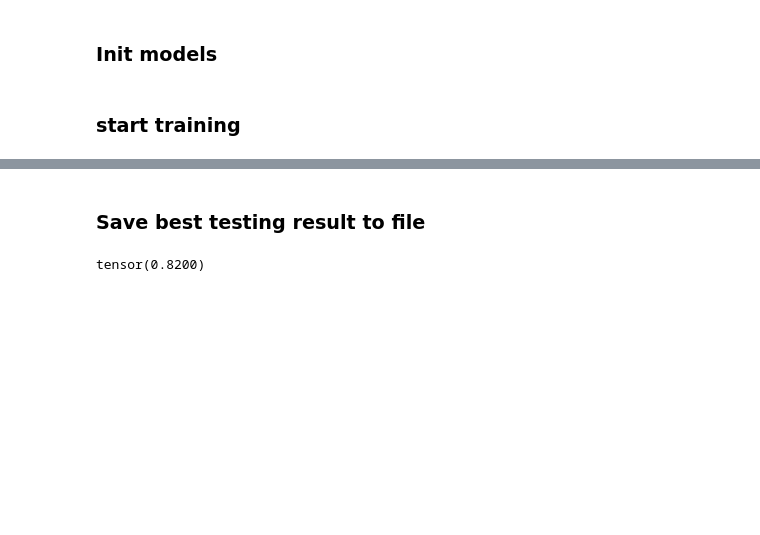
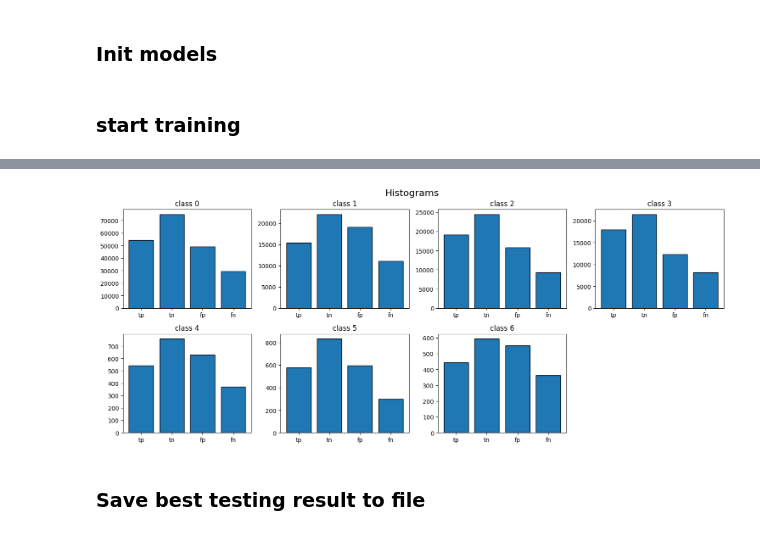
Before and after one commit to sven-knoblauch/PainLevelShiftDetection, a Jupyter notebook: SiameseNetwork/siames_model.ipynb, the cells around one changed output, grey strips where cells are left out. Saved outputs shown, nothing was run; the diff lists cells and outputs as text; code cells hidden in the pictures; blank space fills up the shorter version.

```diff
--- a/SiameseNetwork/siames_model.ipynb
+++ b/SiameseNetwork/siames_model.ipynb
@@ -97,8 +100,7 @@ trainer.plot_history()
+# %%
+trainer.display_histograms()
+# %% [output]
+[figure, added]
 # %% [markdown]
 ### Save best testing result to file
-# %%
-best_acc = max([x["test"]["acc"] for x in trainer.history])
-print(best_acc)
-# %% [output]
-tensor(0.8200)
 # %%
```
Also changed, not shown: parts of 10 cells of this notebook, 9 other files.
